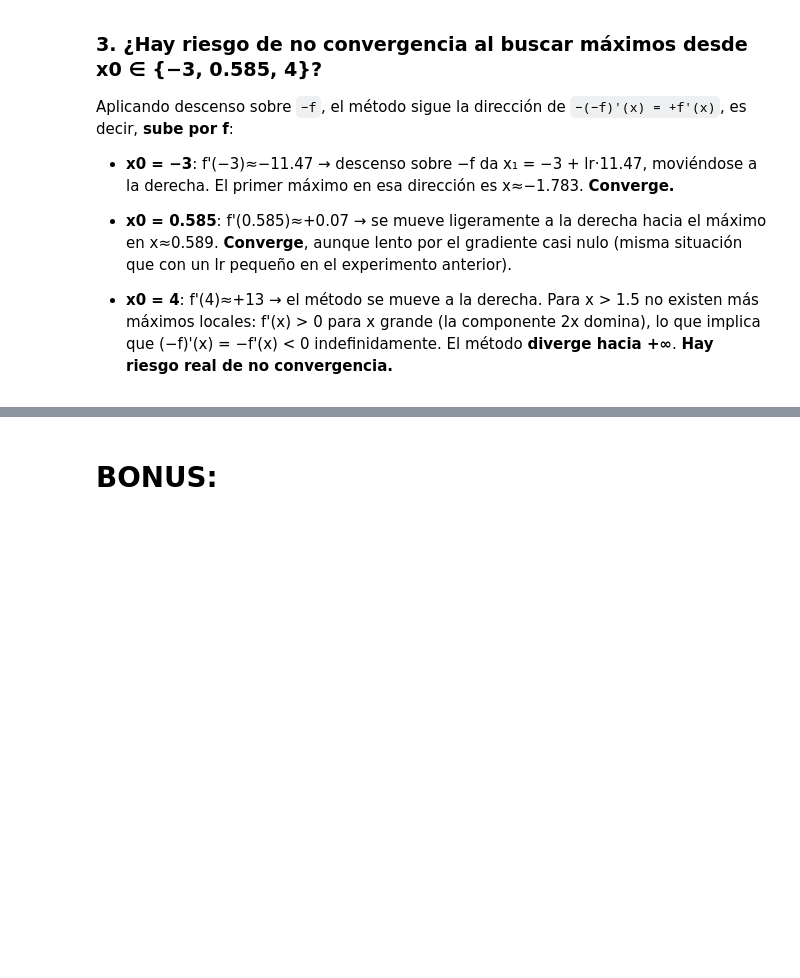
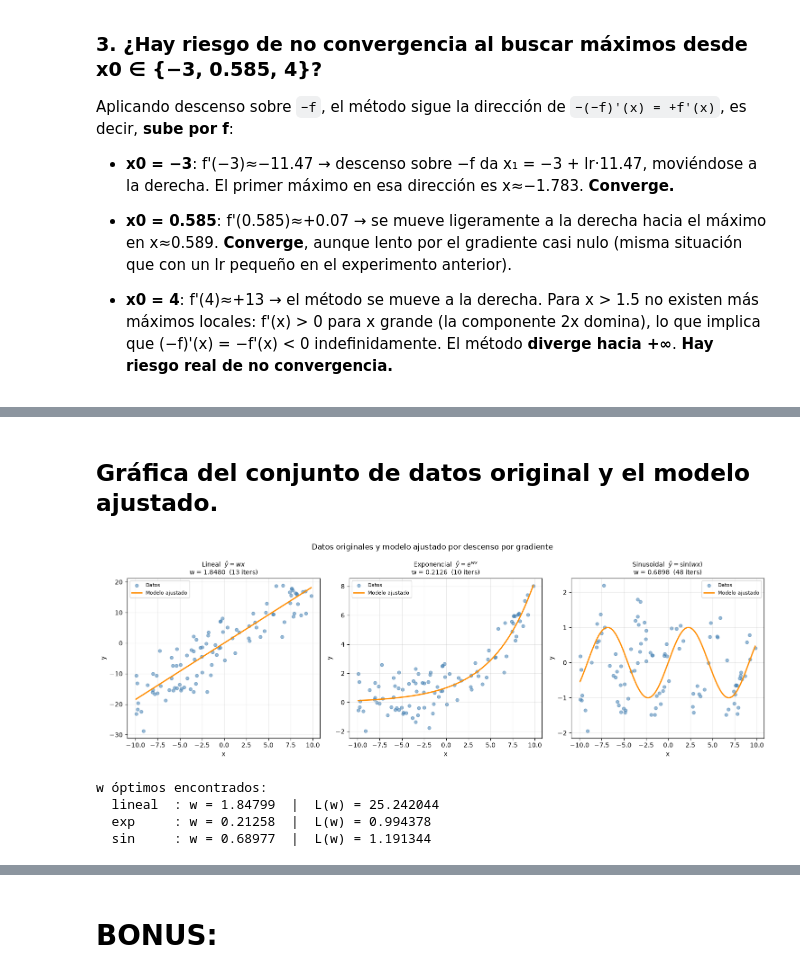
Before and after one commit to ignrdz2/2026_1_CALCULO-APLICADO_2DO-PROYECTO, a Jupyter notebook: project.ipynb, the cells around one changed output, grey strips where cells are left out. Saved outputs shown, nothing was run; the diff lists cells and outputs as text; code cells hidden in the pictures; blank space fills up the shorter version.

```diff
--- a/project.ipynb
+++ b/project.ipynb
@@ -560,0 +716,60 @@ w = Variable()
+# %% [markdown]
+## Gráfica del conjunto de datos original y el modelo ajustado.
+# %%
+# Datos originales + modelo ajustado para cada dataset
+import warnings
+warnings.filterwarnings("ignore")
+
+best = {
+    "lineal": {"w0": 1.0, "lr": 1e-2},
+    "exp":    {"w0": 0.1, "lr": 1e-3},   # w0=1.0 desborda; desde 0.1 converge en ~10 iters
+    "sin":    {"w0": 1.0, "lr": 1e-2},
+}
+
+datasets  = {"lineal": df_linear, "exp": df_exp, "sin": df_sin}
+losses    = {"lineal": L_linear,  "exp": L_exp,  "sin": L_sin}
+model_fns = {
+    "lineal": lambda x_arr, wv: wv * x_arr,
+    "exp":    lambda x_arr, wv: np.exp(wv * x_arr),
+    "sin":    lambda x_arr, wv: np.sin(wv * x_arr),
+}
+nombres = {
+    "lineal": r"Lineal  $\hat{y}=wx$",
+    "exp":    r"Exponencial  $\hat{y}=e^{wx}$",
+    "sin":    r"Sinusoidal  $\hat{y}=\sin(wx)$",
+}
+
+fig, axes = plt.subplots(1, 3, figsize=(15, 5))
+w_opts = {}
+
+for ax, key in zip(axes, ["lineal", "exp", "sin"]):
+    df_data = datasets[key]
+    w_opt, iters = descenso_gradiente(losses[key], best[key]["w0"], best[key]["lr"], max_iter=5000)
+    w_opts[key] = w_opt
+
+    x_data = df_data["x"].values
+    y_data = df_data["y"].values
+    x_plot = np.linspace(x_data.min(), x_data.max(), 400)
+    y_plot = model_fns[key](x_plot, w_opt)
+
+    ax.scatter(x_data, y_data, color="steelblue", alpha=0.55, s=25, label="Datos")
+    ax.plot(x_plot, y_plot, color="darkorange", lw=2, label="Modelo ajustado")
+    ax.set_title(f"{nombres[key]}\nw = {w_opt:.4f}  ({iters} iters)", fontsize=10)
+    ax.set_xlabel("x")
+    ax.set_ylabel("y")
+    ax.legend(fontsize=8)
+    ax.grid(True, alpha=0.25)
+
+plt.suptitle("Datos originales y modelo ajustado por descenso por gradiente", fontsize=12)
+plt.tight_layout()
+plt.show()
+
+print("w óptimos encontrados:")
+for k, v in w_opts.items():
+    print(f"  {k:8s}: w = {v:.5f}  |  L(w) = {losses[k].eval(v):.6f}")
+# %% [output]
+[figure, added]
+w óptimos encontrados:
+  lineal  : w = 1.84799  |  L(w) = 25.242044
+  exp     : w = 0.21258  |  L(w) = 0.994378
+  sin     : w = 0.68977  |  L(w) = 1.191344
```
Also changed, not shown: parts of 7 cells of this notebook, 1 other file.
